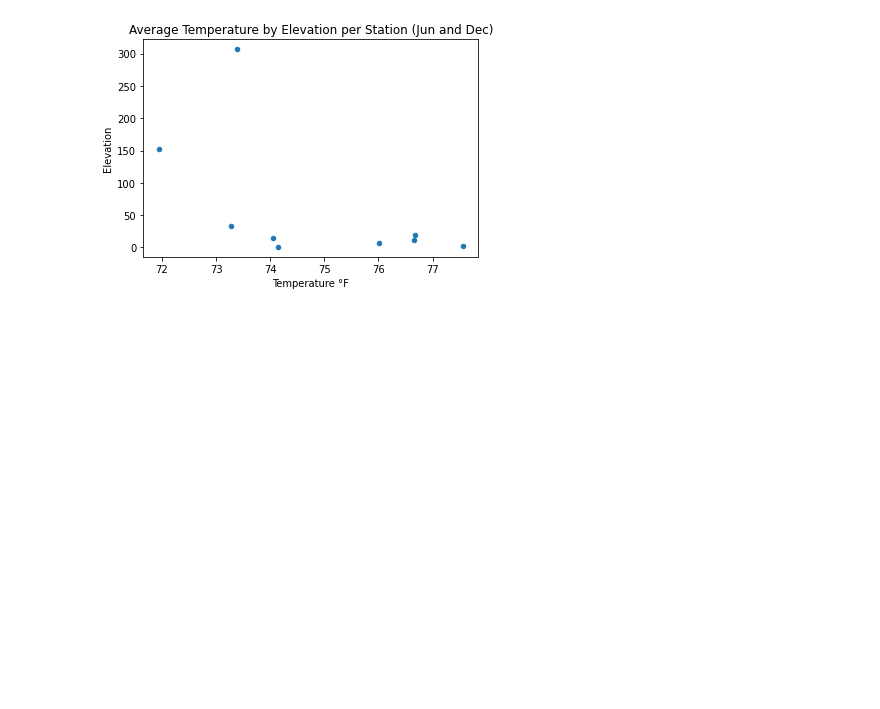
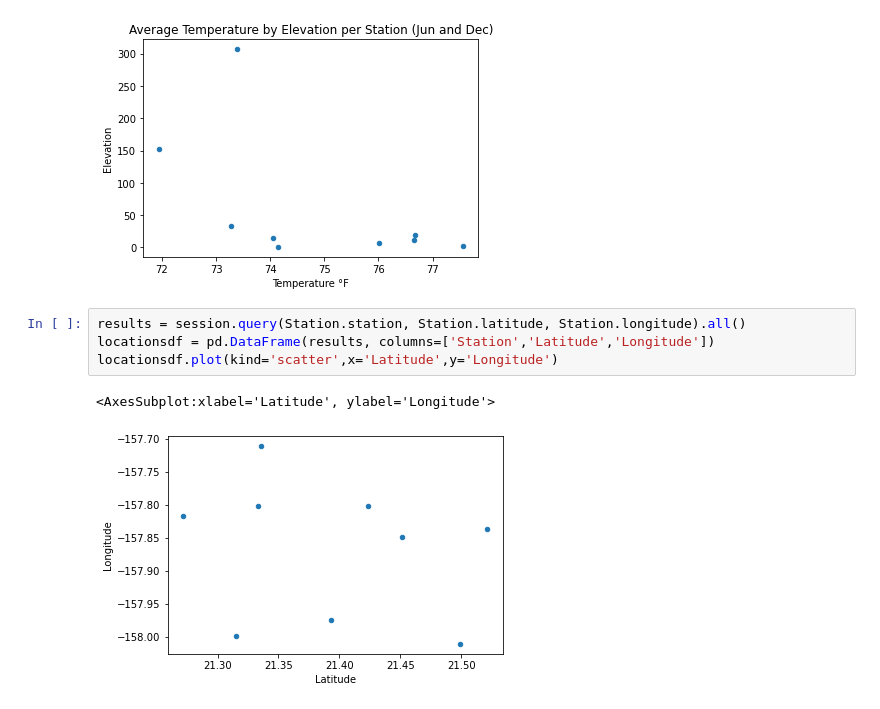
Before and after one commit to jzebker/surfs_up, a Jupyter notebook: SurfsUp_Challenge.ipynb, the cells around one changed output. Drawn from its saved outputs; the diff is of its cells as text; blank space fills up the shorter version.

```diff
--- a/SurfsUp_Challenge.ipynb
+++ b/SurfsUp_Challenge.ipynb
@@ -156,3 +156,10 @@ juntempelevdf.plot(kind='scatter',x='Temps',y='Elevation',xlabel='Temperature °
 # %% [output]
 <AxesSubplot:title={'center':'Average Temperature by Elevation per Station (Jun and Dec)'}, xlabel='Temperature °F', ylabel='Elevation'>
 [figure]
+# %%
+results = session.query(Station.station, Station.latitude, Station.longitude).all()
+locationsdf = pd.DataFrame(results, columns=['Station','Latitude','Longitude'])
+locationsdf.plot(kind='scatter',x='Latitude',y='Longitude')
+# %% [output]
+<AxesSubplot:xlabel='Latitude', ylabel='Longitude'>
+[figure, added]
```
Also changed, not shown: parts of 4 cells of this notebook, 3 other files.
